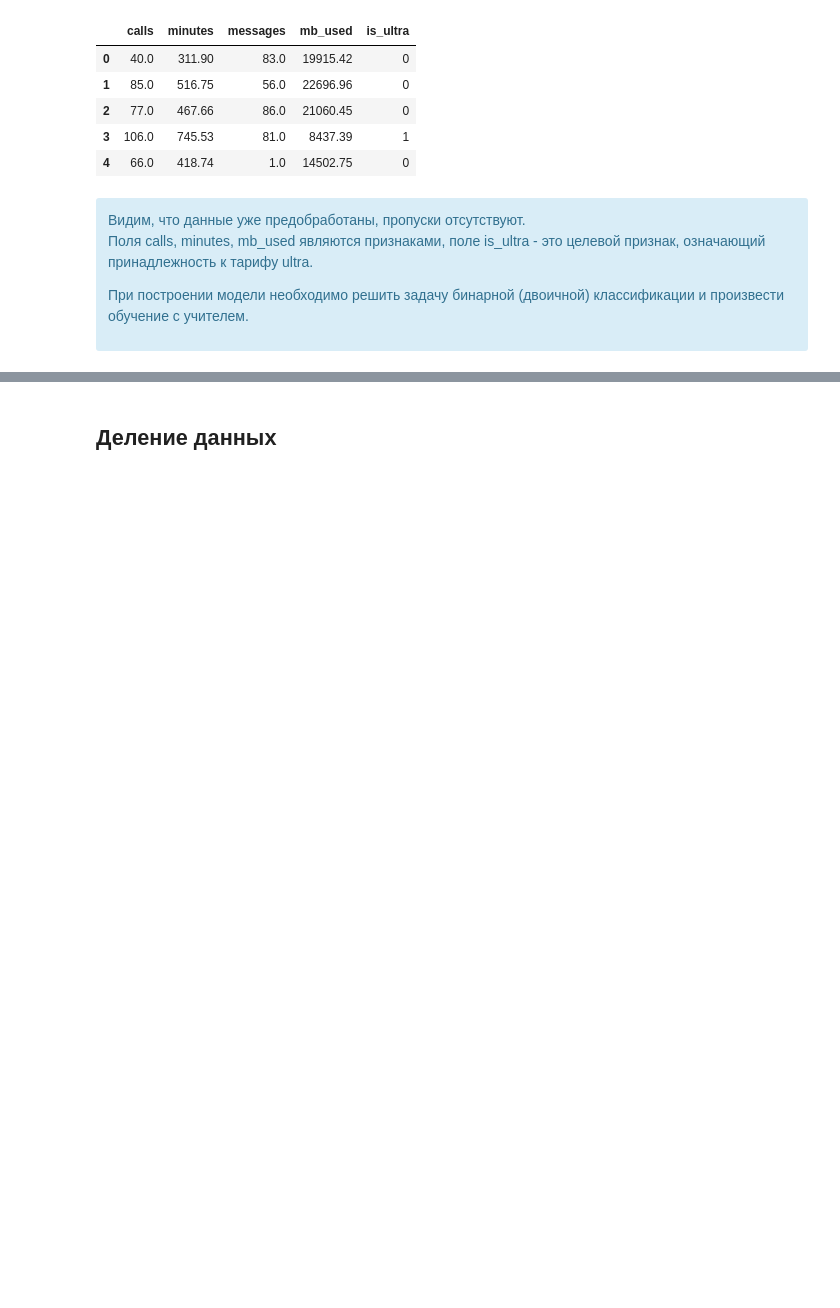
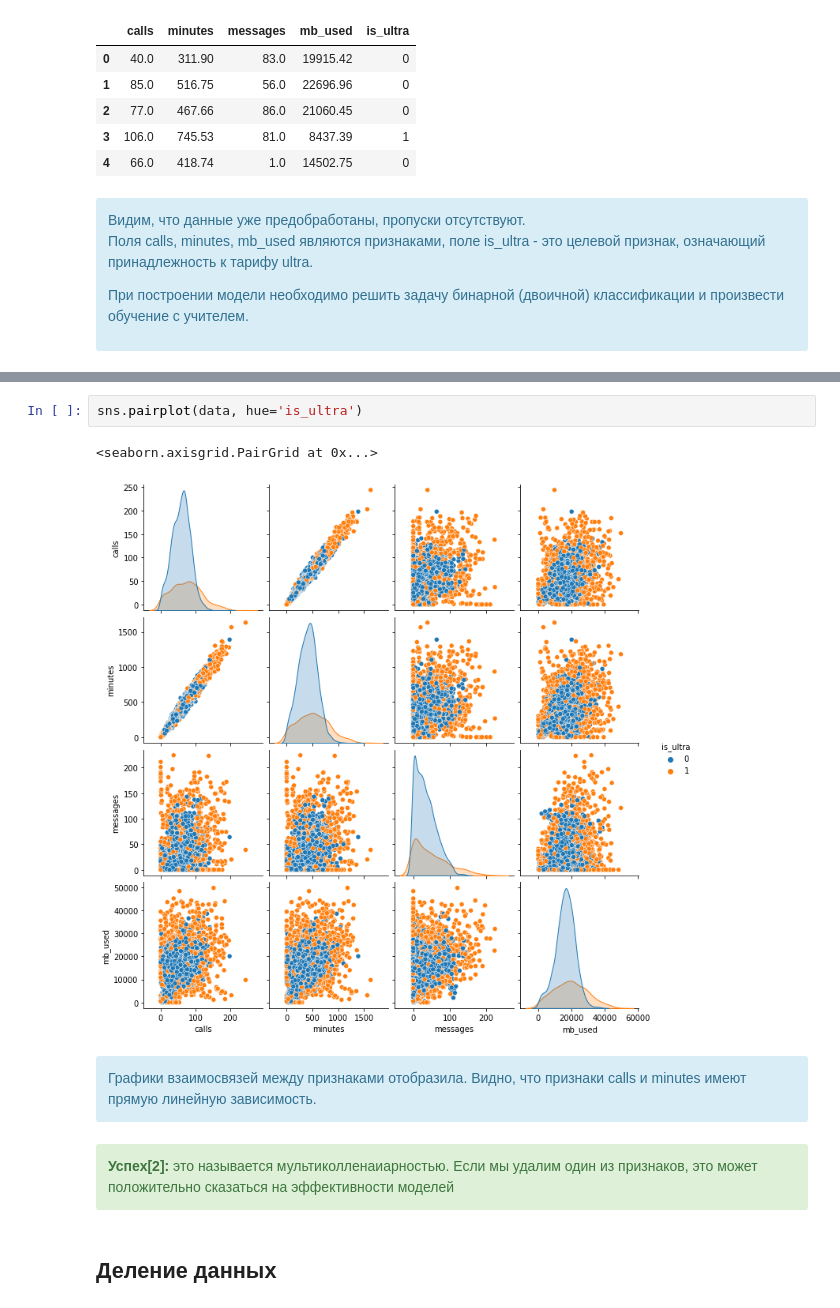
Before and after one commit to AlinaKorobchuk/yandex-praktikum-projects, a Jupyter notebook: ML_project.ipynb, the cells around one changed output, grey strips where cells are left out. Cells and saved outputs as stored; diff of their text form; blank space fills up the shorter version.

```diff
--- a/ML_project.ipynb
+++ b/ML_project.ipynb
@@ -83,3 +125,16 @@ data.head()
+# %%
+sns.pairplot(data, hue='is_ultra')
+# %% [output]
+<seaborn.axisgrid.PairGrid at 0x...>
+[figure, added]
+# %% [markdown]
+<div class="alert alert-block alert-info">
+Графики взаимосвязей между признаками отобразила. Видно, что признаки calls и minutes имеют прямую линейную зависимость.
+</div>
+# %% [markdown]
+<div class="alert alert-block alert-success">
+<b>Успех[2]:</b> это называется мультиколленаиарностью. Если мы удалим один из признаков, это может положительно сказаться на эффективности моделей
+</div>
 # %% [markdown]
 ## Деление данных
 # %%
```
Also changed, not shown: parts of 28 cells of this notebook.
